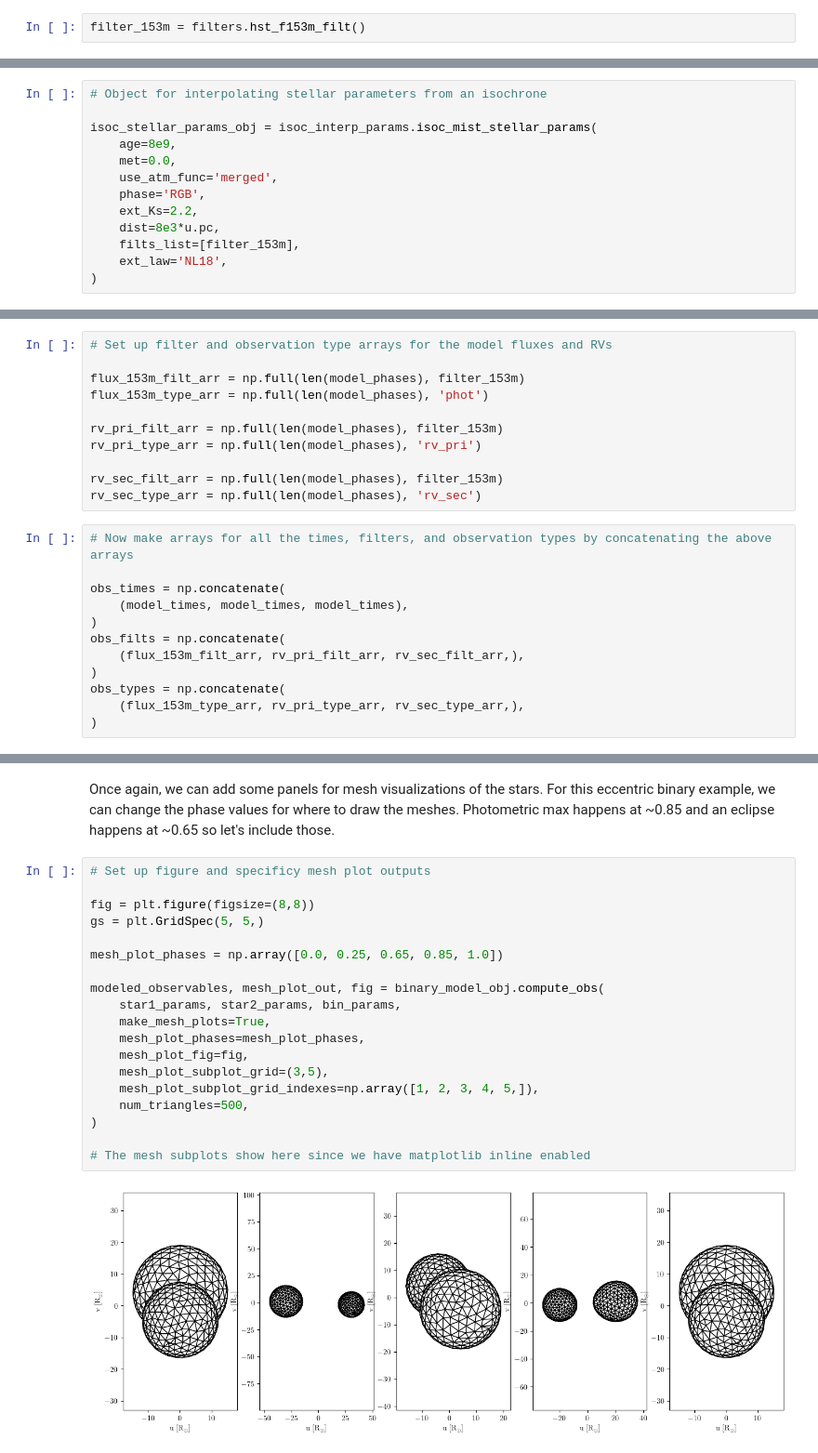
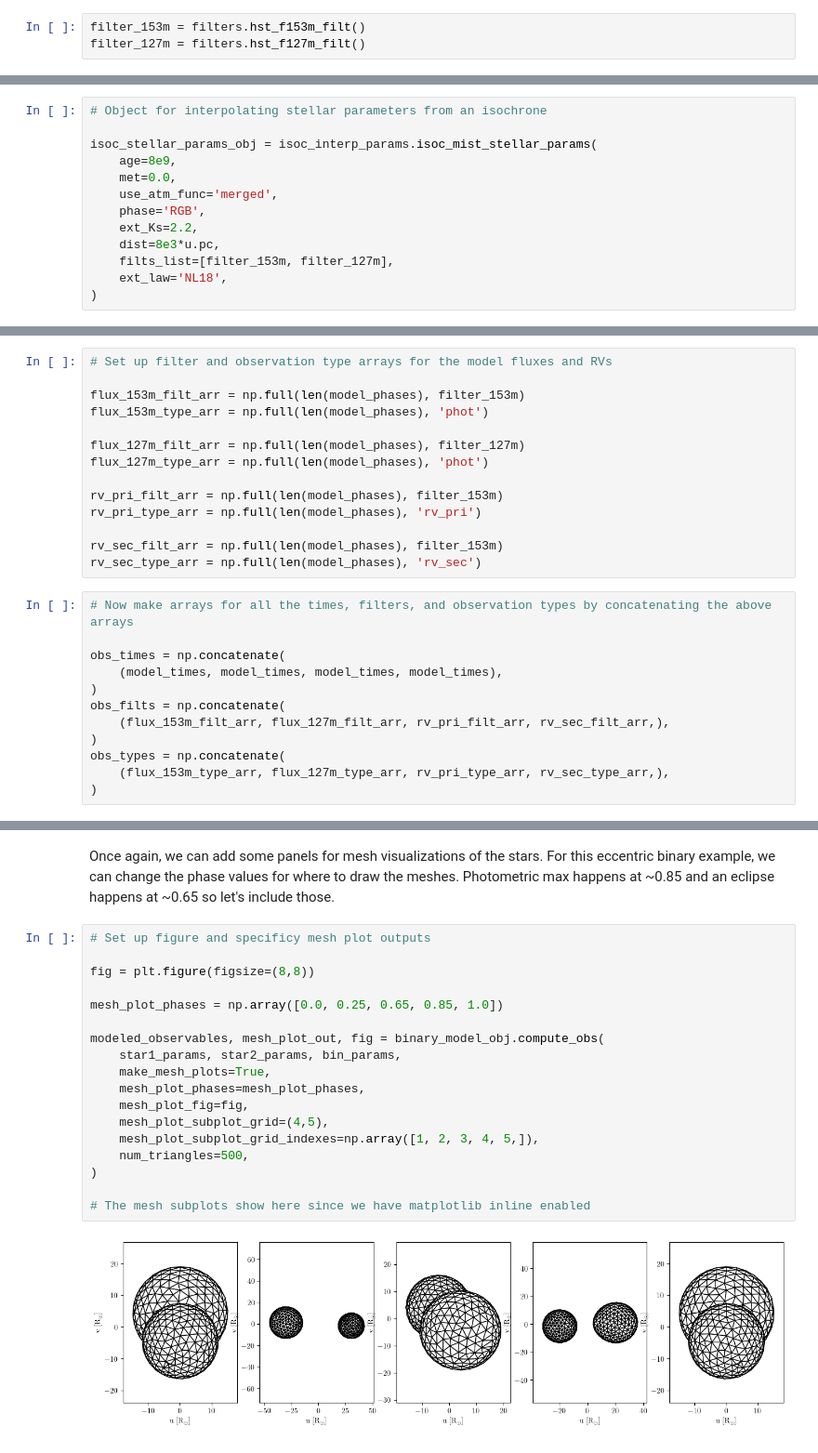
Before and after one commit to abhimat/phitter, a Jupyter notebook: docs/source/notebooks/simulate_model_binary_wMIST_star_params.ipynb, the cells around one changed output, grey strips where cells are left out. Shown: that part at 93% size. Saved outputs shown, nothing was run; the diff lists cells and outputs as text.

Commit message:
Updated tutorials and add phot mod tutorial

```diff
--- a/docs/source/notebooks/simulate_model_binary_wMIST_star_params.ipynb
+++ b/docs/source/notebooks/simulate_model_binary_wMIST_star_params.ipynb
@@ -29,5 +29,6 @@ For this example, let's generate photometry and RVs in HST's WFC3IR F153m passba
 # %%
 filter_153m = filters.hst_f153m_filt()
+filter_127m = filters.hst_f127m_filt()
 # %% [markdown]
 ## Set up stellar and binary system parameters
 # %% [markdown]
@@ -56,6 +57,6 @@ isoc_stellar_params_obj = isoc_interp_params.isoc_mist_stellar_params(
     phase='RGB',
     ext_Ks=2.2,
     dist=8e3*u.pc,
-    filts_list=[filter_153m],
+    filts_list=[filter_153m, filter_127m],
     ext_law='NL18',
 )
@@ -120,6 +139,9 @@ model_times = model_phases * bin_params.period.value + bin_params.t0
 flux_153m_filt_arr = np.full(len(model_phases), filter_153m)
 flux_153m_type_arr = np.full(len(model_phases), 'phot')
 
+flux_127m_filt_arr = np.full(len(model_phases), filter_127m)
+flux_127m_type_arr = np.full(len(model_phases), 'phot')
+
 rv_pri_filt_arr = np.full(len(model_phases), filter_153m)
 rv_pri_type_arr = np.full(len(model_phases), 'rv_pri')
 
@@ -129,13 +151,13 @@ rv_sec_type_arr = np.full(len(model_phases), 'rv_sec')
 # Now make arrays for all the times, filters, and observation types by concatenating the above arrays
 
 obs_times = np.concatenate(
-    (model_times, model_times, model_times),
+    (model_times, model_times, model_times, model_times),
 )
 obs_filts = np.concatenate(
-    (flux_153m_filt_arr, rv_pri_filt_arr, rv_sec_filt_arr,),
+    (flux_153m_filt_arr, flux_127m_filt_arr, rv_pri_filt_arr, rv_sec_filt_arr,),
 )
 obs_types = np.concatenate(
-    (flux_153m_type_arr, rv_pri_type_arr, rv_sec_type_arr,),
+    (flux_153m_type_arr, flux_127m_type_arr, rv_pri_type_arr, rv_sec_type_arr,),
 )
 # %%
 # Finally, construct the observables object
@@ -243,24 +282,23 @@ Once again, we can add some panels for mesh visualizations of the stars. For thi
 # %%
 # Set up figure and specificy mesh plot outputs
 
 fig = plt.figure(figsize=(8,8))
-gs = plt.GridSpec(5, 5,)
 
 mesh_plot_phases = np.array([0.0, 0.25, 0.65, 0.85, 1.0])
 
 modeled_observables, mesh_plot_out, fig = binary_model_obj.compute_obs(
     star1_params, star2_params, bin_params,
     make_mesh_plots=True,
     mesh_plot_phases=mesh_plot_phases,
     mesh_plot_fig=fig,
-    mesh_plot_subplot_grid=(3,5),
+    mesh_plot_subplot_grid=(4,5),
     mesh_plot_subplot_grid_indexes=np.array([1, 2, 3, 4, 5,]),
     num_triangles=500,
 )
 
 # The mesh subplots show here since we have matplotlib inline enabled
 # %% [output]
-[figure, old version]
+[figure, new version]
 # %%
 # Finish constructing the whole figure
 
```
Also changed, not shown: parts of 7 cells of this notebook, 2 other files.
